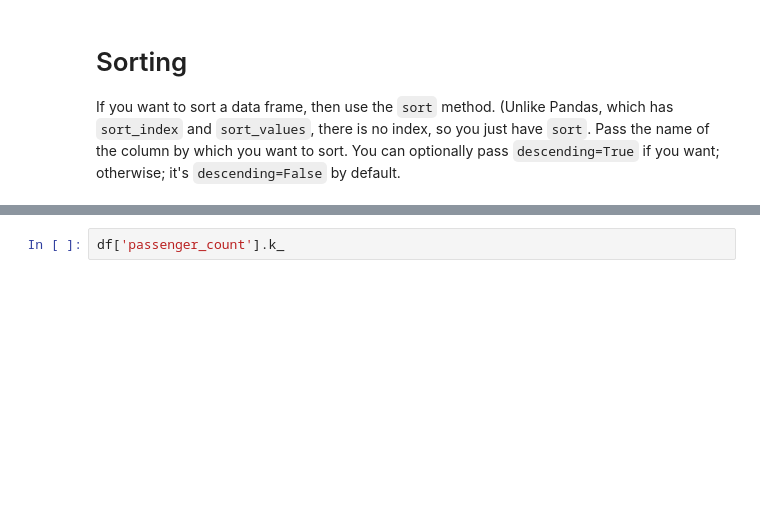
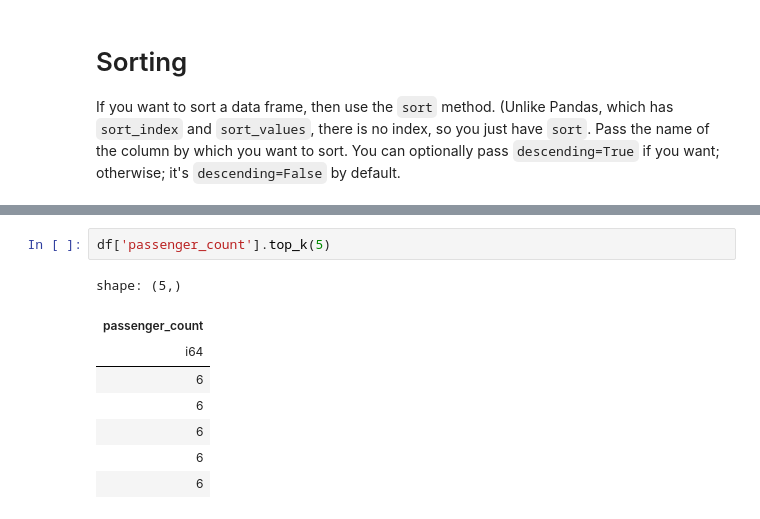
Before and after one commit to opagani/2024-08Aug-25-polars, a Jupyter notebook: LernerPython - 2024-08Aug-25-polars.ipynb, the cells around one changed output, grey strips where cells are left out. Drawn from its saved outputs; the diff is of its cells as text; blank space fills up the shorter version.

```diff
--- a/LernerPython - 2024-08Aug-25-polars.ipynb
+++ b/LernerPython - 2024-08Aug-25-polars.ipynb
@@ -1005,4 +1005,13 @@ shape: (5, 19)
 | 2 | "2015-06-01 00:13:41" | "2015-06-01 00:17:44" | 6 | 1.34 | -74.005898 | ... |
 | 2 | "2015-06-01 00:13:02" | "2015-06-01 00:19:10" | 6 | 1.54 | -73.978302 | ... |
 # %%
-df['passenger_count'].k_
+df['passenger_count'].top_k(5)
+# %% [output]
+shape: (5,)
+| passenger_count |
+| i64 |
+| 6 |
+| 6 |
+| 6 |
+| 6 |
+| 6 |
```
Also changed, not shown: parts of 4 cells of this notebook.
